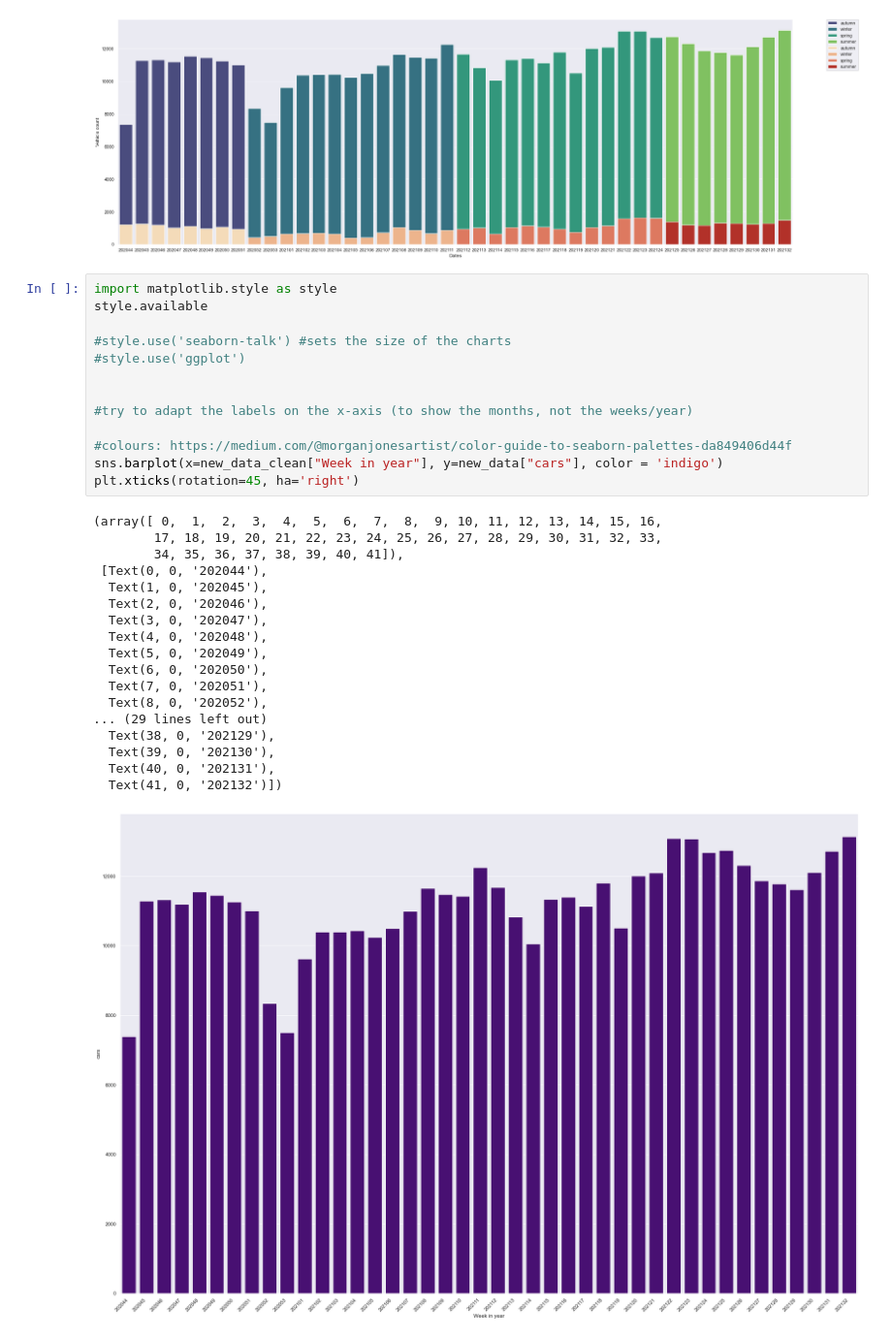
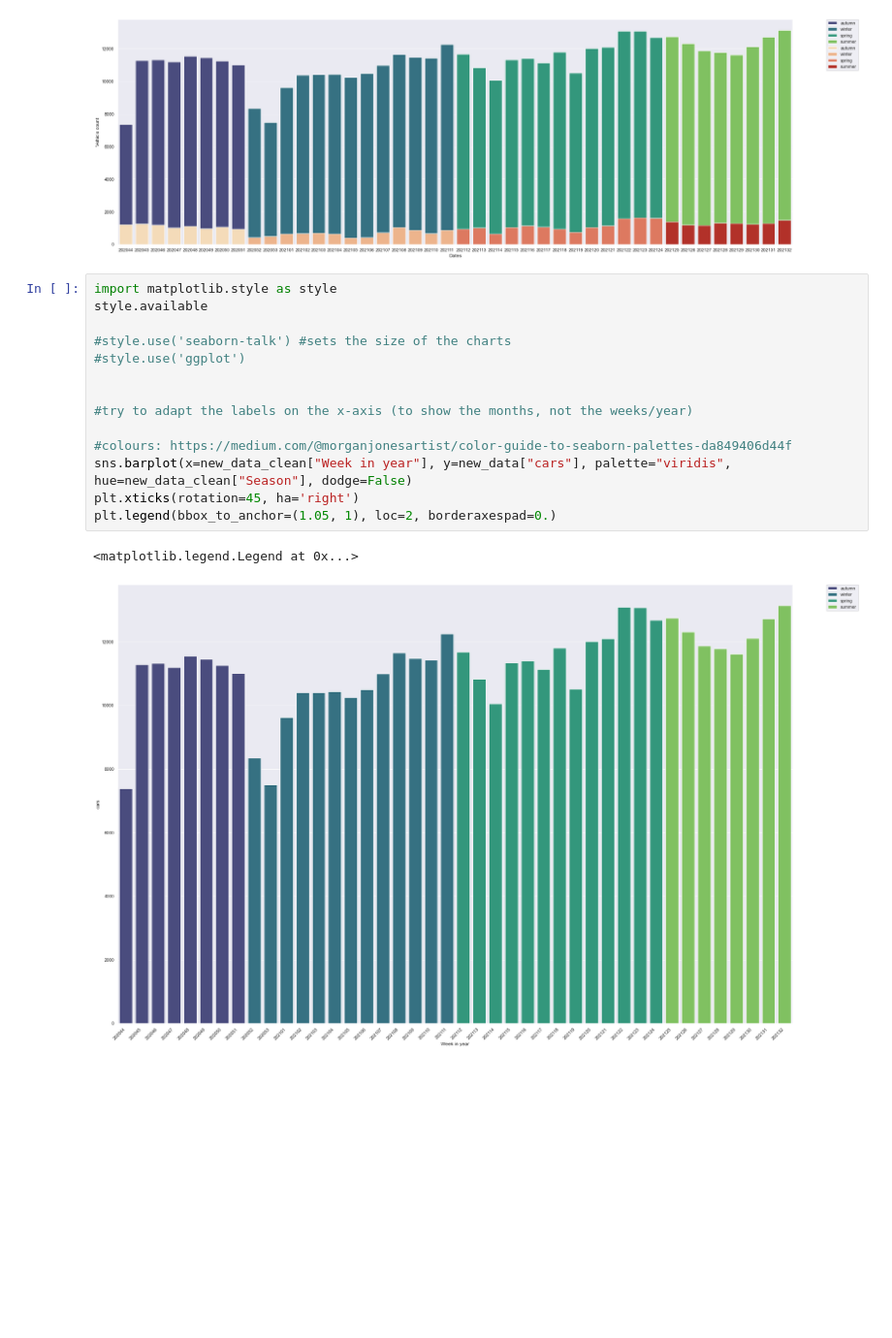
Before and after one commit to MaHag123/hh_techlabs_group12, a Jupyter notebook: Car and Bike comparison - Final.ipynb, the cells around one changed output. Shown at 97% size. Drawn from its saved outputs; the diff is of its cells as text; blank space fills up the shorter version.

```diff
--- a/Car and Bike comparison - Final.ipynb
+++ b/Car and Bike comparison - Final.ipynb
@@ -188,34 +188,19 @@ plt.show()
 # %%
 import matplotlib.style as style
 style.available
 
 #style.use('seaborn-talk') #sets the size of the charts
 #style.use('ggplot')
 
 
 #try to adapt the labels on the x-axis (to show the months, not the weeks/year)
 
 #colours: https://medium.com/@morganjonesartist/color-guide-to-seaborn-palettes-da849406d44f
-sns.barplot(x=new_data_clean["Week in year"], y=new_data["cars"], color = 'indigo')
+sns.barplot(x=new_data_clean["Week in year"], y=new_data["cars"], palette="viridis", hue=new_data_clean["Season"], dodge=False)
 plt.xticks(rotation=45, ha='right')
+plt.legend(bbox_to_anchor=(1.05, 1), loc=2, borderaxespad=0.)
 # %% [output]
-(array([ 0,  1,  2,  3,  4,  5,  6,  7,  8,  9, 10, 11, 12, 13, 14, 15, 16,
-        17, 18, 19, 20, 21, 22, 23, 24, 25, 26, 27, 28, 29, 30, 31, 32, 33,
-        34, 35, 36, 37, 38, 39, 40, 41]),
- [Text(0, 0, '202044'),
-  Text(1, 0, '202045'),
-  Text(2, 0, '202046'),
-  Text(3, 0, '202047'),
-  Text(4, 0, '202048'),
-  Text(5, 0, '202049'),
-  Text(6, 0, '202050'),
-  Text(7, 0, '202051'),
-  Text(8, 0, '202052'),
-... (29 lines left out)
-  Text(38, 0, '202129'),
-  Text(39, 0, '202130'),
-  Text(40, 0, '202131'),
-  Text(41, 0, '202132')])
+<matplotlib.legend.Legend at 0x...>
-[figure, old version]
+[figure, new version]
 # %%
 
```
Also changed, not shown: parts of 1 cell of this notebook, 1 other file.
